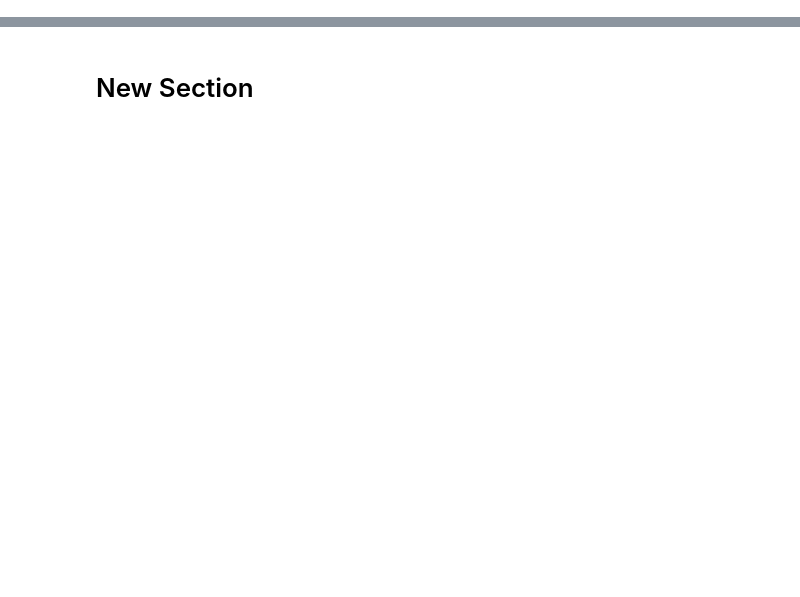
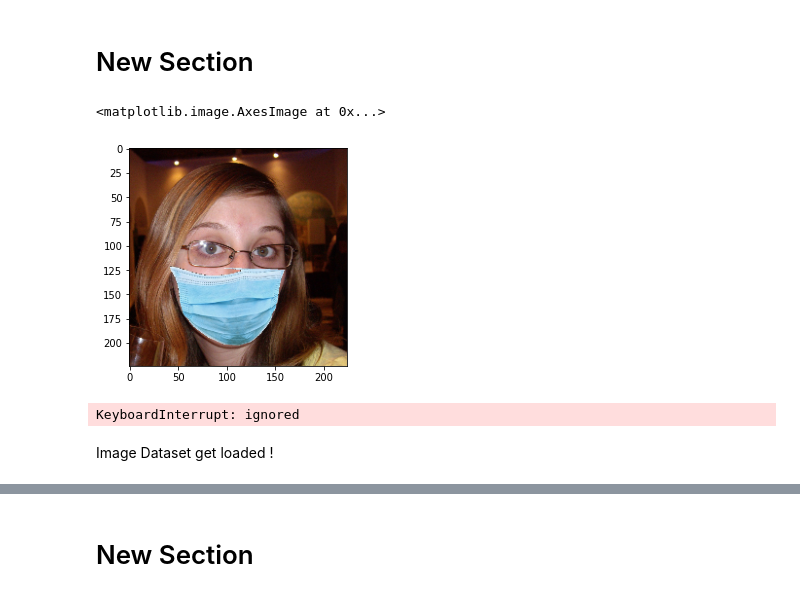
Before and after one commit to princ1211/ESPY-Mask_Detect, a Jupyter notebook: Dataset.ipynb, the cells around one changed output, grey strips where cells are left out. Drawn from its saved outputs; the diff is of its cells as text; code cells hidden in the pictures; blank space fills up the shorter version.

```diff
--- a/Dataset.ipynb
+++ b/Dataset.ipynb
@@ -27,7 +27,12 @@ for category in classes:
+# %% [markdown]
+# New Section
 # %%
 img_size=224
-new_arr= cv2.resize(img_arr, (img_size,img_size))
-plt.imshow(cv2.cvtColor(new-arr,  cv2.COLOR_BGR2RGB))
+new_array= cv2.resize(img_array, (img_size,img_size))
+plt.imshow(cv2.cvtColor(new_array,  cv2.COLOR_BGR2RGB))
+# %% [output]
+<matplotlib.image.AxesImage at 0x...>
+[figure, added]
 # %%
 training_data=[]
 def create_training_data():
@@ -47 +50,5 @@ create_training_Data()
+# %%
+create_training_data()
+# %% [output]
+KeyboardInterrupt: ignored
 # %%
@@ -49,3 +56,5 @@ print(len(training_Data))
+# %% [markdown]
+Image Dataset get loaded !
 # %%
 import random
 
```
Also changed, not shown: parts of 11 cells of this notebook.
